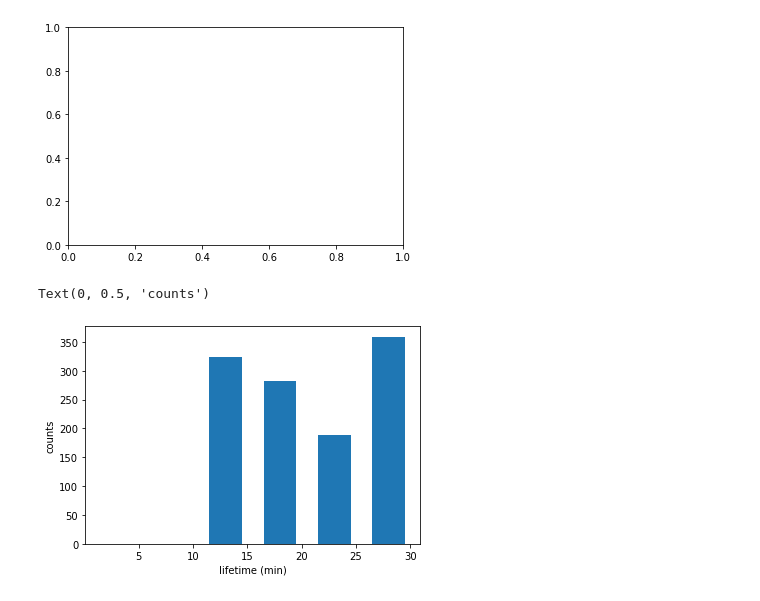
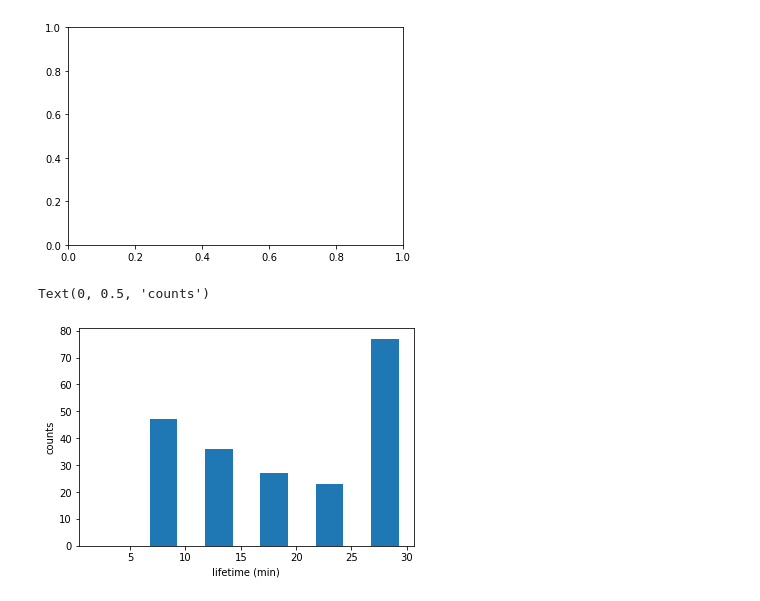
Before and after one commit to tobac-project/tobac-tutorials, a Jupyter notebook: themes/tobac_v1/Example_VIS_Tracking_Satellite/Example_VIS_Tracking_Satellite.ipynb, the cells around one changed output. Drawn from its saved outputs; the diff is of its cells as text; code cells hidden in the pictures.

Commit message:
Update focus on Jamaica with plotting

```diff
--- a/themes/tobac_v1/Example_VIS_Tracking_Satellite/Example_VIS_Tracking_Satellite.ipynb
+++ b/themes/tobac_v1/Example_VIS_Tracking_Satellite/Example_VIS_Tracking_Satellite.ipynb
@@ -281,7 +219,8 @@ parameters_features['threshold']=0.75
 # %%
 # Feature detection and save results to file:
 print('starting feature detection')
-Features=tobac.themes.tobac_v1.feature_detection_multithreshold(cropped_ds.CMI,dxy,**parameters_features)
+Features=tobac.themes.tobac_v1.feature_detection_multithreshold(new_data.CMI,dxy,**parameters_features)
+Features.to_netcdf(os.path.join(savedir,'Features.nc'))
 print('feature detection performed and saved')
 # %% [output]
 starting feature detection
@@ -344,8 +280,8 @@ The detected features are linked into cloud trajectories using the trackpy libra
 # %%
 # keyword arguments for linking step
 parameters_linking={}
-parameters_linking['v_max']=50
-parameters_linking['stubs']=3
+parameters_linking['v_max']=20
+parameters_linking['stubs']=2
 parameters_linking['order']=1
 parameters_linking['extrapolate']=1
 parameters_linking['memory']=0
@@ -355,6 +291,6 @@ parameters_linking['subnetwork_size']=100
 parameters_linking['method_linking']= 'predict'
 # %%
 # Perform linking and save results to file:
-Track=tobac.themes.tobac_v1.linking_trackpy(Features,cropped_ds.CMI,dt=dt,dxy=dxy,**parameters_linking)
+Track=tobac.themes.tobac_v1.linking_trackpy(Features,new_data.CMI,dt=dt,dxy=dxy,**parameters_linking)
 Track.to_netcdf(os.path.join(savedir,'Track.nc'))
 # %% [output]
@@ -362,4 +298,2 @@ Frame 5: 1021 trajectories present.
-# %%
-Track = xarray.open_dataset("./Save/Track.nc")
 # %% [markdown]
 **Visualisation:**
@@ -412,9 +342,9 @@ HTML(animation_test_tobac.to_html5_video())
 # %%
 # Lifetimes of tracked clouds:
 fig_lifetime,ax_lifetime=plt.subplots()
-tobac.plot.plot_lifetime_histogram_bar(Track,axes=ax_lifetime,bin_edges=np.arange(0,35,5),density=False,width_bar=3)
+tobac.plot.plot_lifetime_histogram_bar(Track,axes=ax_lifetime,bin_edges=np.arange(0,35,5),density=False,width_bar=2.5)
 ax_lifetime.set_xlabel('lifetime (min)')
 ax_lifetime.set_ylabel('counts')
 # %% [output]
 Text(0, 0.5, 'counts')
-[figure, old version]
+[figure, new version]
```
Also changed, not shown: parts of 53 cells of this notebook.
